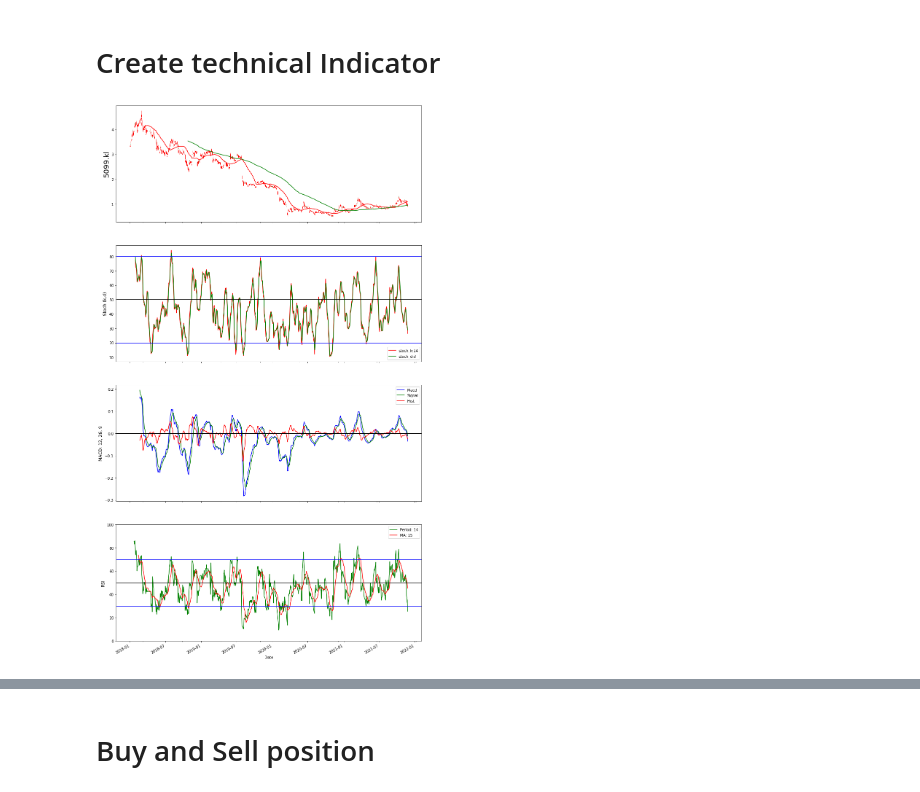
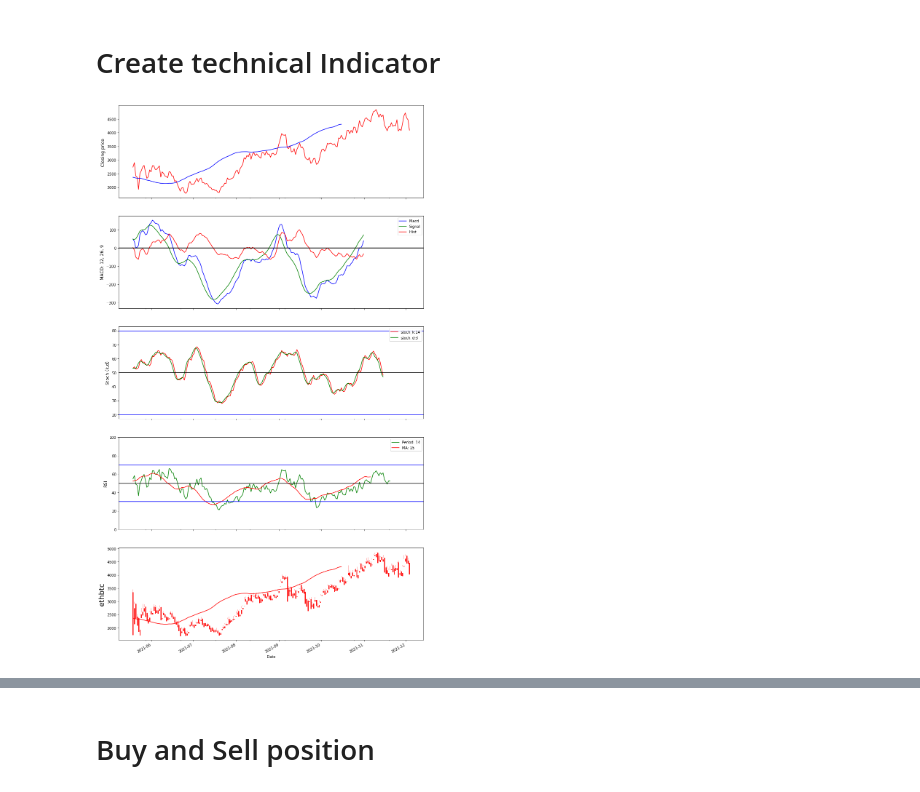
Before and after one commit to Callyong/Trading_Study, a Jupyter notebook: MACD_tablib.ipynb, the cells around one changed output, grey strips where cells are left out. Cells and saved outputs as stored; diff of their text form; code cells hidden in the pictures.

Commit message:
add crypto price download

```diff
--- a/MACD_tablib.ipynb
+++ b/MACD_tablib.ipynb
@@ -37,0 +42,19 @@ sec_id.tail()
+# %%
+ticker = 'ethbtc'
+base = 'https://api.huobi.pro'
+url = '/market/history/kline?period=1day&size=200&symbol=ethusdt'
+final_url = base + url
+reqs = requests.get(final_url)
+
+df = pd.DataFrame(reqs.json()['data'])
+df["Date"] = pd.to_datetime(df["id"], unit='s', origin='unix')
+df["Date"] = df["Date"].dt.strftime("%m/%d/%Y %H:%M:%S")
+df.drop('id',axis = 1, inplace = True)
+df['Date'] = pd.to_datetime(df['Date'])
+df.set_index('Date',inplace = True)
+df.rename(columns={'high':'High','low':'Low','open':'Open','close':'Close','vol':'Volume'},inplace=True)
+df['Adj Close']= df['Close']
+#df = df[['High','Low','Open','Close','Volume','Adj Close']]
+
+sec_id= df
+sec_id
@@ -88,14 +126,14 @@ analysis['rsi_test'] = np.where((analysis.rsi < 50) & (analysis.rsi > analysis.r
 analysis[['Open','Close','High','Low']]= sec_id[['Open','Close','High','Low']]
 
 # Prepare plot
-fig, (ax1, ax4, ax3, ax2) = plt.subplots(4, 1, sharex=True)
+fig, (ax5, ax3, ax4, ax2,ax1) = plt.subplots(5, 1, sharex=True)
 ax1.set_ylabel(ticker, size=20)
 
 #size plot
 fig.set_size_inches(15,30)
 
 # Plot candles
-candlestick(ax1, sec_id_ochl, width=0.5, colorup='g', colordown='r', alpha=1)
+candlestick(ax1, sec_id_ochl, width=0.5, colorup='#53c156', colordown='#ff1717', alpha=1)
 
 # Draw Moving Averages
 analysis.sma_f.plot(ax=ax1, c='r')
@@ -106,34 +144,45 @@ ax2.set_ylabel('RSI', size=Y_AXIS_SIZE)
 analysis.rsi.plot(ax = ax2, c='g', label = 'Period: ' + str(RSI_PERIOD))
 analysis.sma_r.plot(ax = ax2, c='r', label = 'MA: ' + str(RSI_AVG_PERIOD))
 ax2.axhline(y=30, c='b')
 ax2.axhline(y=50, c='black')
 ax2.axhline(y=70, c='b')
 ax2.set_ylim([0,100])
 handles, labels = ax2.get_legend_handles_labels()
 ax2.legend(handles, labels)
 
 # Draw MACD computed with Talib
 ax3.set_ylabel('MACD: '+ str(MACD_FAST) + ', ' + str(MACD_SLOW) + ', ' + str(MACD_SIGNAL), size=Y_AXIS_SIZE)
 analysis.macd.plot(ax=ax3, color='b', label='Macd')
 analysis.macdSignal.plot(ax=ax3, color='g', label='Signal')
 analysis.macdHist.plot(ax=ax3, color='r', label='Hist')
 ax3.axhline(0, lw=2, color='0')
 handles, labels = ax3.get_legend_handles_labels()
 ax3.legend(handles, labels)
 
 # Stochastic plot
 ax4.set_ylabel('Stoch (k,d)', size=Y_AXIS_SIZE)
 analysis.stoch_k.plot(ax=ax4, label='stoch_k:'+ str(STOCH_K), color='r')
 analysis.stoch_d.plot(ax=ax4, label='stoch_d:'+ str(STOCH_D), color='g')
 handles, labels = ax4.get_legend_handles_labels()
 ax4.legend(handles, labels)
 ax4.axhline(y=20, c='b')
 ax4.axhline(y=50, c='black')
 ax4.axhline(y=80, c='b')
 
+
+#Closing price
+ax5.set_ylabel('Closing price ', size=Y_AXIS_SIZE)
+analysis['Close'].plot(ax=ax5, label='stoch_k:'+ str(STOCH_K), color='r')
+analysis.sma_f.plot(ax=ax5, c='b')
+analysis.sma_s.plot(ax=ax5, c='g')
+#handles, labels = ax4.get_legend_handles_labels()
+#ax5.legend(handles, labels)
+#ax4.axhline(y=20, c='b')
+#ax4.axhline(y=50, c='black')
+#ax4.axhline(y=80, c='b')
 plt.show()
 # %% [output]
-[figure, old version]
+[figure, new version]
 # %%
 analysis.sort_index(inplace= True)
 
```
Also changed, not shown: parts of 6 cells of this notebook.
